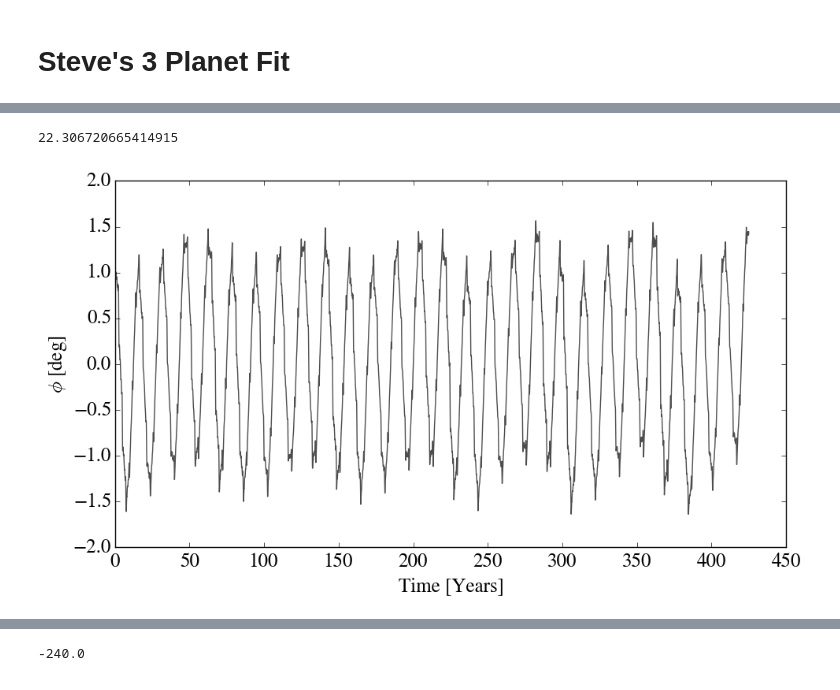
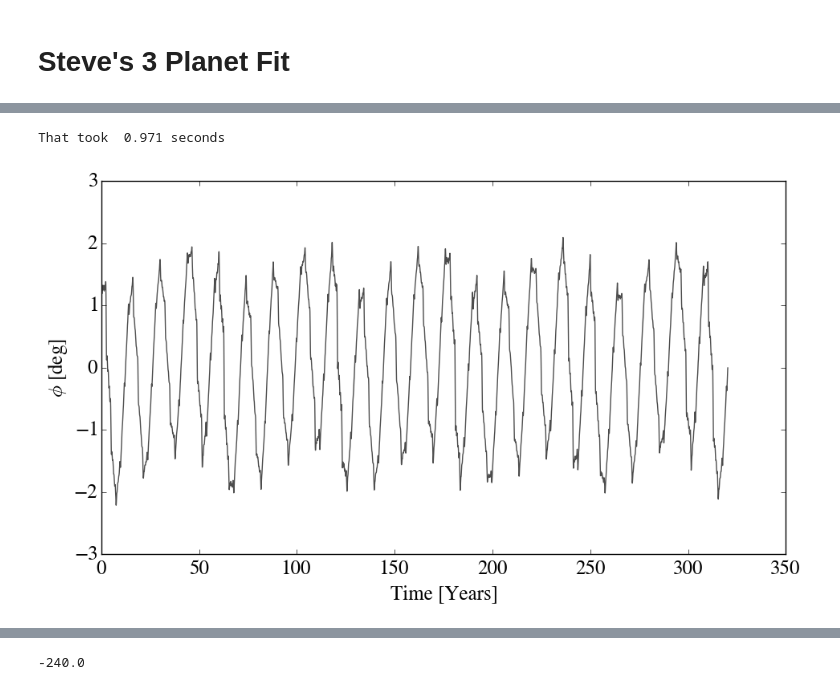
Before and after one commit to nomahen/musical-octo-goggles, a Jupyter notebook: HD1502_part2.ipynb, the cells around one changed output, grey strips where cells are left out. Saved outputs shown, nothing was run; the diff lists cells and outputs as text; code cells hidden in the pictures.

```diff
--- a/HD1502_part2.ipynb
+++ b/HD1502_part2.ipynb
@@ -514,0 +549,36 @@ HD1502.plot_RV(epoch=epoch)
+# %%
+HD1502 = RVSystem(mstar = 1.61)
+epoch = 2454399.8398
+
+HD1502.clear_planets()
+
+# HD1502.add_planet(per = 430.59331289, mass = 2.940374, M = M_0, e=0.041800, pomega = pomega_0)
+# HD1502.add_planet(per = 280.48642221, mass = 0.458721, M = M_1, e=0.1, pomega = pomega_1)
+# HD1502.add_planet(per = 776.09588310, mass = 0.499935, M = M_2, e=0.051500, pomega = pomega_2)
+
+# HD1502.add_planet(per = 433.16, mass = 2.93, M = M_0, e=10**(-1.35), pomega = pomega_0)
+# HD1502.add_planet(per = 278.02, mass = 0.46, M = M_1, e=10**(-0.98), pomega = pomega_1)
+# HD1502.add_planet(per = 779.45, mass = 0.49, M = M_2, e=10**(-1.33), pomega = pomega_2)
+
+HD1502.add_planet(per = 432.81, mass = 2.91, M = M_0, e=10**(-1.26), pomega = pomega_0)
+HD1502.add_planet(per = 280.51, mass = 0.47, M = M_1, e=10**(-1.09), pomega = pomega_1)
+HD1502.add_planet(per = 780.01, mass = 0.49, M = M_2, e=10**(-1.46), pomega = pomega_2)
+
+HD1502.RV_data = ['HD1502_KECK11.vels','HD1502_KECK.vels','HD1502_HJS11.vels','HD1502_HET11.vels','HD1502_APF.vels']
+HD1502.path_to_data = "/Applications/Systemic/datafiles/"
+
+def opt_offsets(offsets):
+    HD1502.offsets = offsets
+    return -HD1502.log_like(epoch=epoch)
+
+guess = [24.46196,1.48567,15.50687,-10.69490,37.12315]
+result = op.minimize(opt_offsets,guess)
+HD1502.offsets = result.x
+
+# offsets = np.loadtxt('offsets_better')
+# HD1502.offsets = offsets
+
+# HD1502.offsets = [2.928989e+01,5.087396e+00,2.174066e+01,-3.288000e+00,3.957321e+01]
+HD1502.path_to_data = "/Applications/Systemic/datafiles/"
+
+HD1502.plot_RV(epoch=epoch)
@@ -519,8 +595,9 @@ array([ 0.22094319, -1.04119363, -1.87834715, -2.90472453, -0.2173115 ])
-# %%
-HD1502.calc_chi2(epoch=epoch)/(152-20)
-# %% [output]
-22.306720665414915
 # %%
-HD1502.plot_phi(pert_ind=0,test_ind=1,p=2,q=1,periods=200)
+t_0 = time.time()
+time_arr, phi_arr = HD1502.plot_phi(pert_ind=0,test_ind=1,p=2,q=1,periods=150)
+print "That took  %.3f seconds" %(time.time()-t_0)
+phi_arr = phi_arr[:-1]
+time_arr = time_arr[:-1]
 # %% [output]
+That took  0.971 seconds
-[figure, old version]
+[figure, new version]
```
Also changed, not shown: parts of 35 cells of this notebook, 1 other file.
